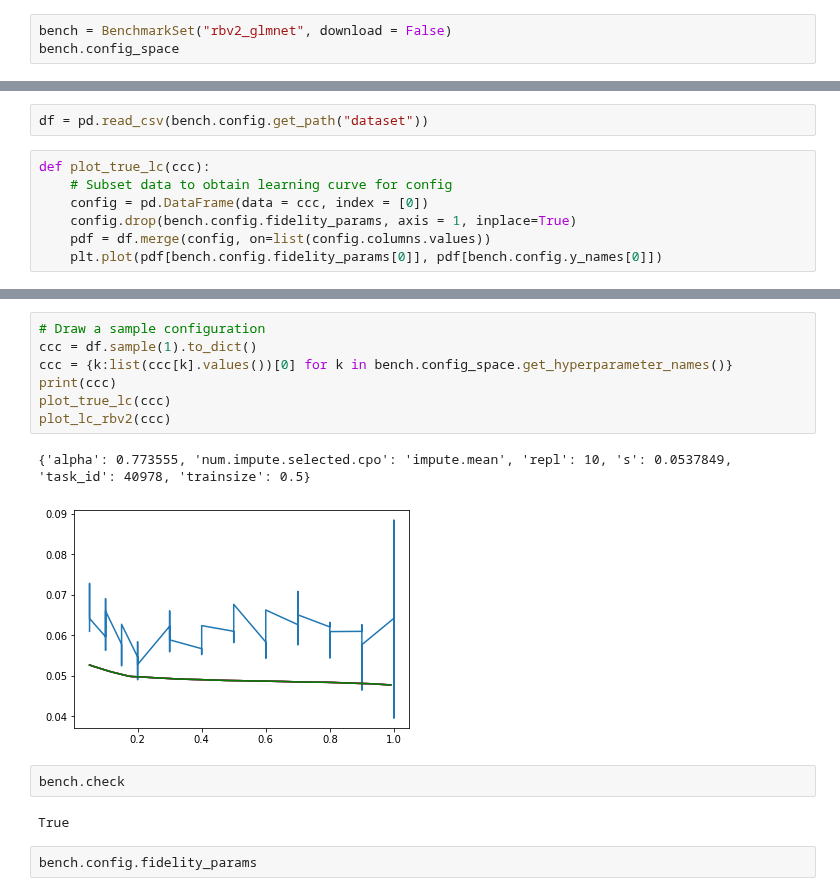
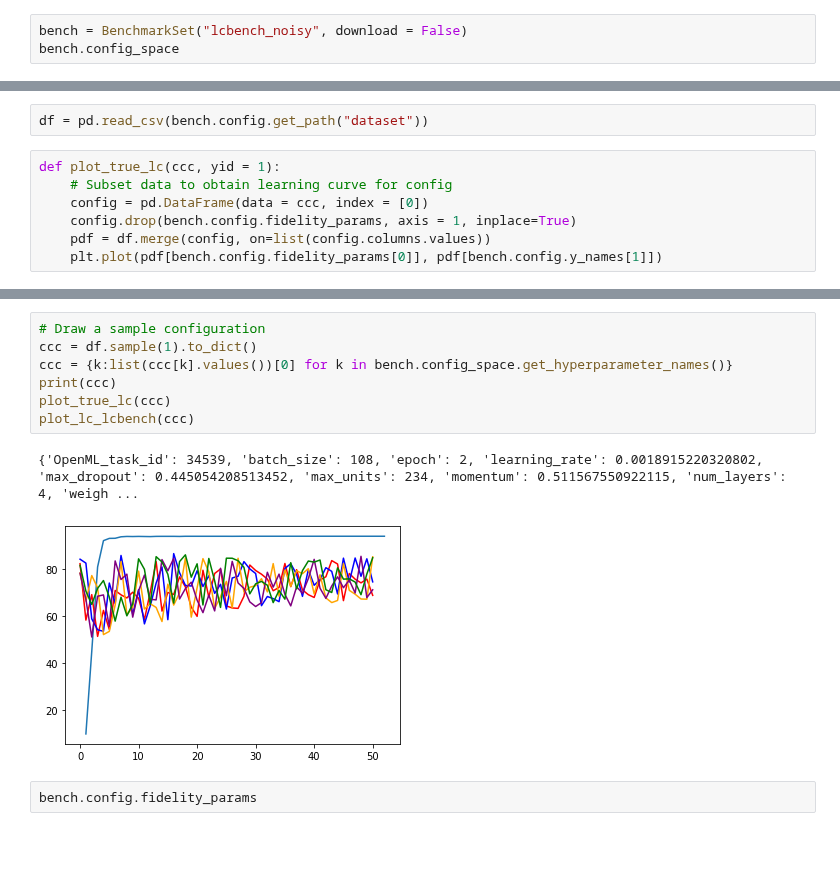
Before and after one commit to slds-lmu/yahpo_gym, a Jupyter notebook: yahpo_train/yahpo_train/notebooks/test_noisy.ipynb, the cells around one changed output, grey strips where cells are left out. Saved outputs shown, nothing was run; the diff lists cells and outputs as text; blank space fills up the shorter version.

```diff
--- a/yahpo_train/yahpo_train/notebooks/test_noisy.ipynb
+++ b/yahpo_train/yahpo_train/notebooks/test_noisy.ipynb
@@ -19,7 +19,7 @@ _lcbench_dict = {
 }
 config_dict.update({'lcbench_noisy' : _lcbench_dict})
 # %%
-bench = BenchmarkSet("rbv2_glmnet", download = False)
+bench = BenchmarkSet("lcbench_noisy", download = False)
 bench.config_space
 # %% [output]
 Configuration space object:
@@ -33,12 +36,12 @@ Configuration space object:
 # %%
 df = pd.read_csv(bench.config.get_path("dataset"))
 # %%
-def plot_true_lc(ccc):
+def plot_true_lc(ccc, yid = 1):
     # Subset data to obtain learning curve for config
     config = pd.DataFrame(data = ccc, index = [0])
     config.drop(bench.config.fidelity_params, axis = 1, inplace=True)
     pdf = df.merge(config, on=list(config.columns.values))
-    plt.plot(pdf[bench.config.fidelity_params[0]], pdf[bench.config.y_names[0]])
+    plt.plot(pdf[bench.config.fidelity_params[0]], pdf[bench.config.y_names[1]])
 # %%
 def plot_lc_lcbench(ccc):
     ccc["OpenML_task_id"] = str(ccc["OpenML_task_id"])
@@ -74,17 +83,13 @@ def plot_lc_rbv2(ccc):
 # %%
 # Draw a sample configuration
 ccc = df.sample(1).to_dict()
 ccc = {k:list(ccc[k].values())[0] for k in bench.config_space.get_hyperparameter_names()}
 print(ccc)
 plot_true_lc(ccc)
-plot_lc_rbv2(ccc)
+plot_lc_lcbench(ccc)
 # %% [output]
-{'alpha': 0.773555, 'num.impute.selected.cpo': 'impute.mean', 'repl': 10, 's': 0.0537849, 'task_id': 40978, 'trainsize': 0.5}
+{'OpenML_task_id': 34539, 'batch_size': 108, 'epoch': 2, 'learning_rate': 0.0018915220320802, 'max_dropout': 0.445054208513452, 'max_units': 234, 'momentum': 0.511567550922115, 'num_layers': 4, 'weigh ...
-[figure, old version]
+[figure, new version]
-# %%
-bench.check
-# %% [output]
-True
 # %%
 bench.config.fidelity_params
 # %% [output]
```
Also changed, not shown: parts of 4 cells of this notebook, 1 other file.
